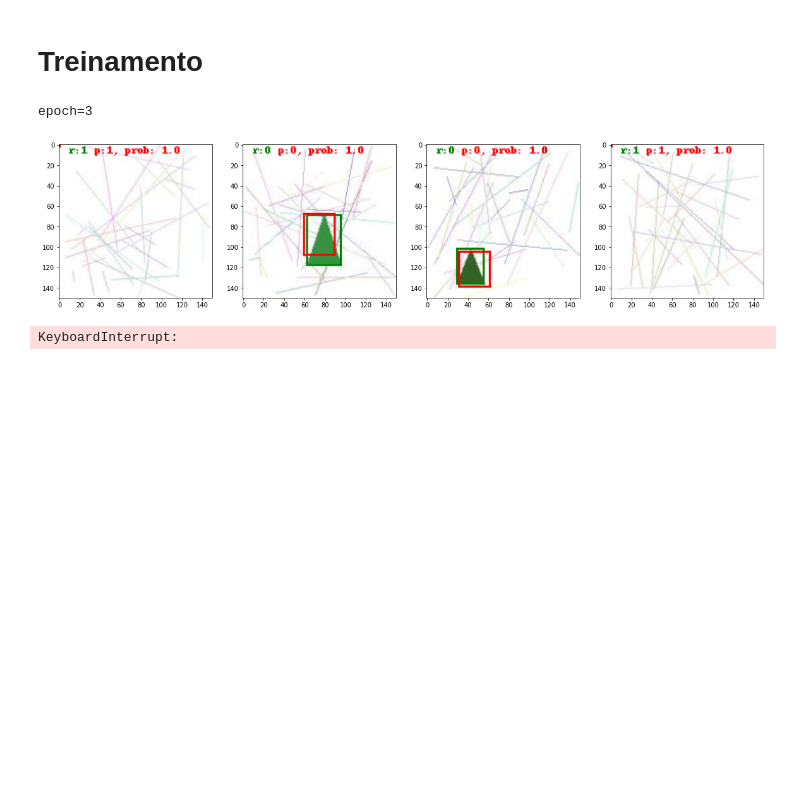
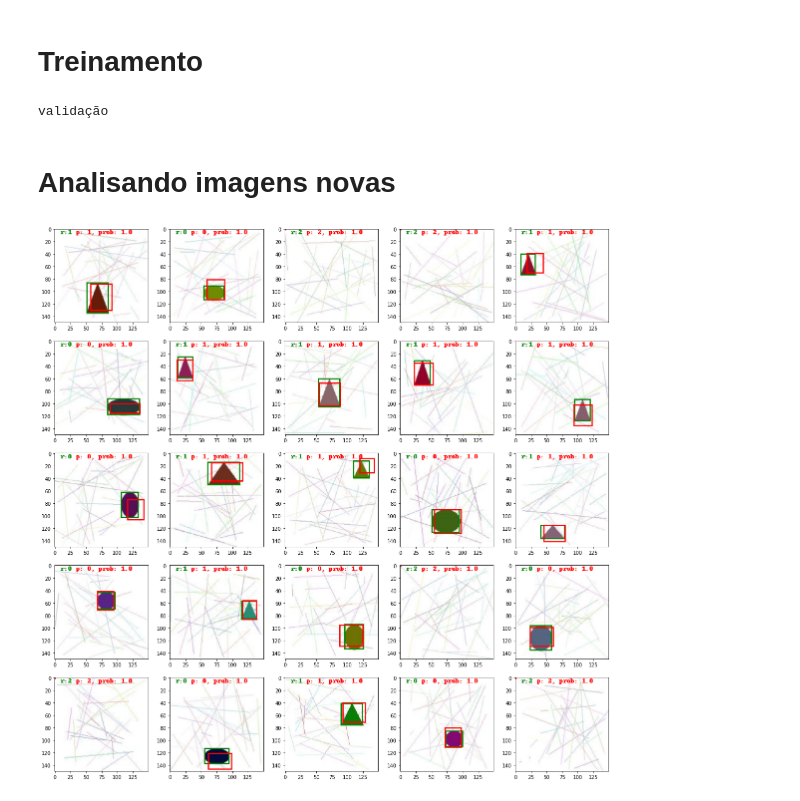
Before and after one commit to netomap/DETECCAO_OBJETOS_2_0, a Jupyter notebook: train.ipynb, the cells around one changed output. Saved outputs shown, nothing was run; the diff lists cells and outputs as text; code cells hidden in the pictures; blank space fills up the shorter version.

Commit message:
treinamento realizado
treinamento realizado com 10 épocas e resultado satisfatório, utilizando MSELoss() para cálculo dos bbox (predito e real) e CrossEntropyLoss para classes

```diff
--- a/train.ipynb
+++ b/train.ipynb
@@ -268,11 +270,11 @@ exibir_avaliacao()
 # %% [markdown]
 # Treinamento
 # %%
-for epoch in range(30):
+for epoch in range(10):
 
     clear_output(wait=True)
     print (f'{epoch=}')
-    exibir_avaliacao()
+    exibir_avaliacao(1, 4)
 
     model.train()
     bbox_train_loss, target_train_loss, n = 0, 0, 0
@@ -286,8 +288,10 @@ for epoch in range(30):
         loss_bbox = criterion_bbox(pred_bbox, batch_bbox)
         loss_target = criterion_target(pred_target, batch_target)
 
-        loss_bbox.backward()
-        loss_target.backward()
+        #loss_bbox.backward()
+        #loss_target.backward()
+        total_loss = loss_bbox + loss_target
+        total_loss.backward()
 
         optimizer.step()
 
@@ -305,6 +309,4 @@ for epoch in range(30):
     writer.add_scalar('target_test_loss', target_test_loss, epoch)
     writer.add_scalar('accuracy_test', accuracy_test, epoch)
 # %% [output]
-epoch=3
+validação
-[figure, removed]
-KeyboardInterrupt:
@@ -310,0 +320,6 @@ KeyboardInterrupt:
+# %% [markdown]
+# Analisando imagens novas
+# %%
+exibir_avaliacao(5, 5)
+# %% [output]
+[figure, added]
```
Also changed, not shown: parts of 6 cells of this notebook, 7 other files.
